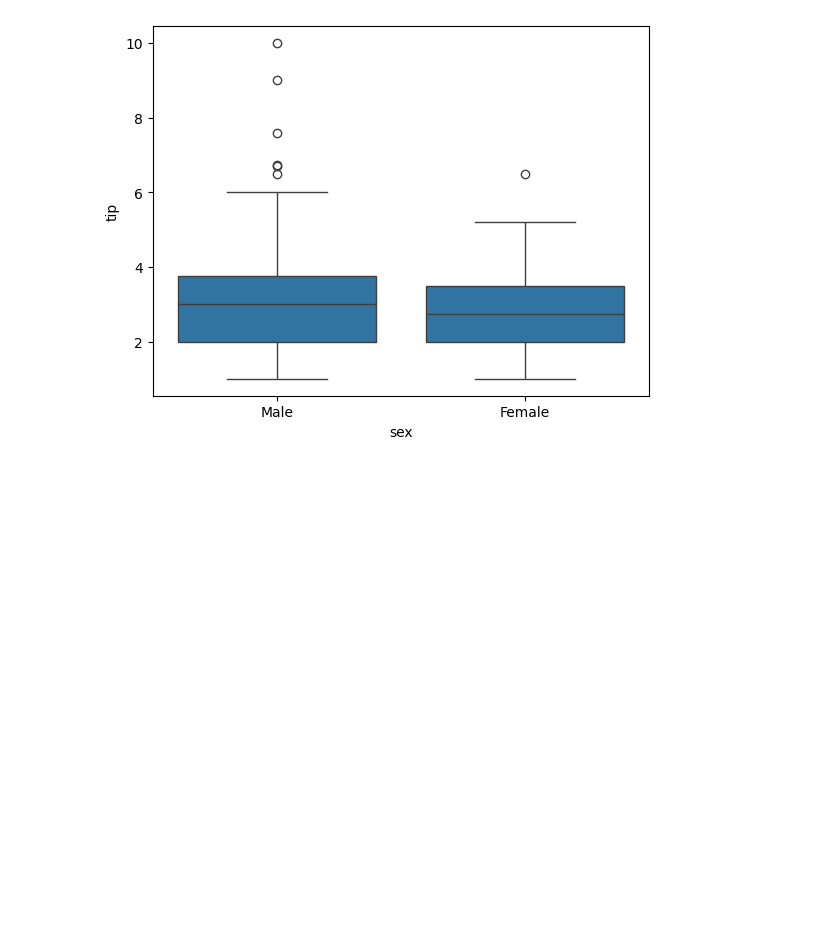
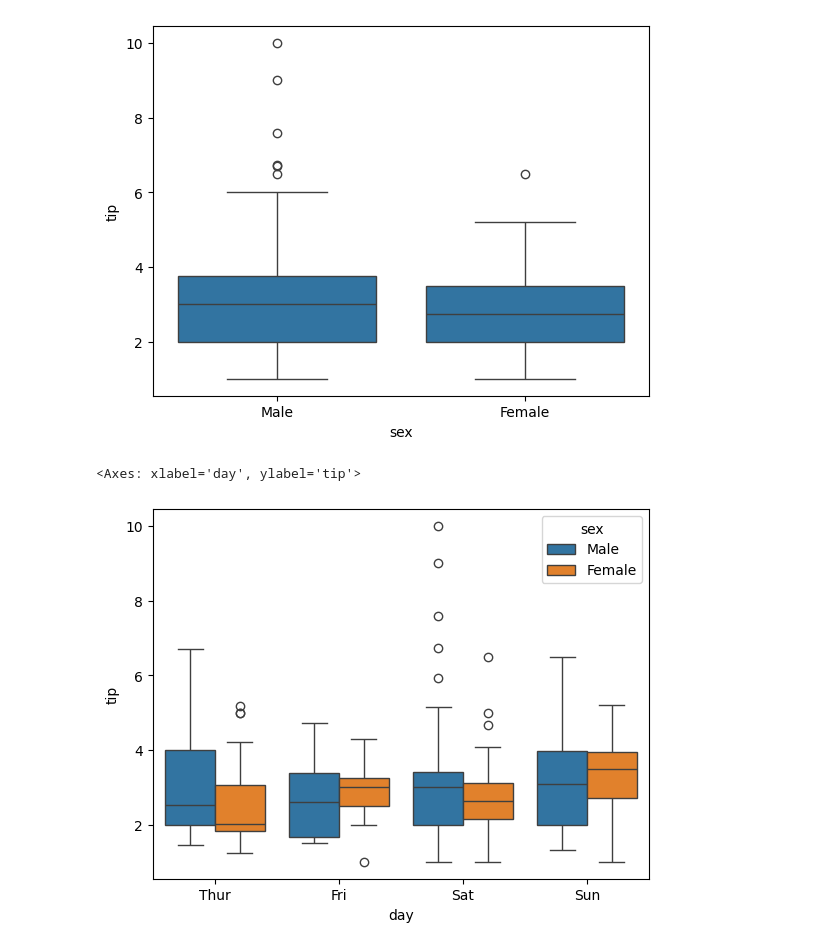
Before and after one commit to InsaneJSK/LearnInPublic, a Jupyter notebook: Python/cool-python-stuff/data-visualization.ipynb, the cells around one changed output. Drawn from its saved outputs; the diff is of its cells as text; code cells hidden in the pictures; blank space fills up the shorter version.

```diff
--- a/Python/cool-python-stuff/data-visualization.ipynb
+++ b/Python/cool-python-stuff/data-visualization.ipynb
@@ -111,4 +111,7 @@ sns.boxplot(x="sex", y="tip", data=tips_data)
 <Axes: xlabel='sex', ylabel='tip'>
 [figure]
 # %%
-sns.barplot(x="day", y="tip", hue="sex", data=tips_data)
+sns.boxplot(x="day", y="tip", hue="sex", data=tips_data)
+# %% [output]
+<Axes: xlabel='day', ylabel='tip'>
+[figure, added]
```
Also changed, not shown: parts of 22 cells of this notebook, 5 other files.
